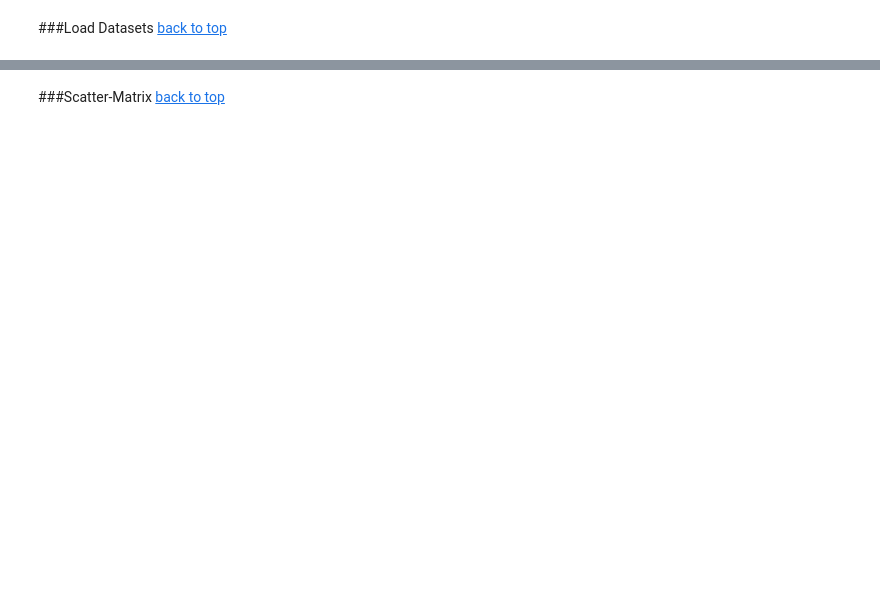
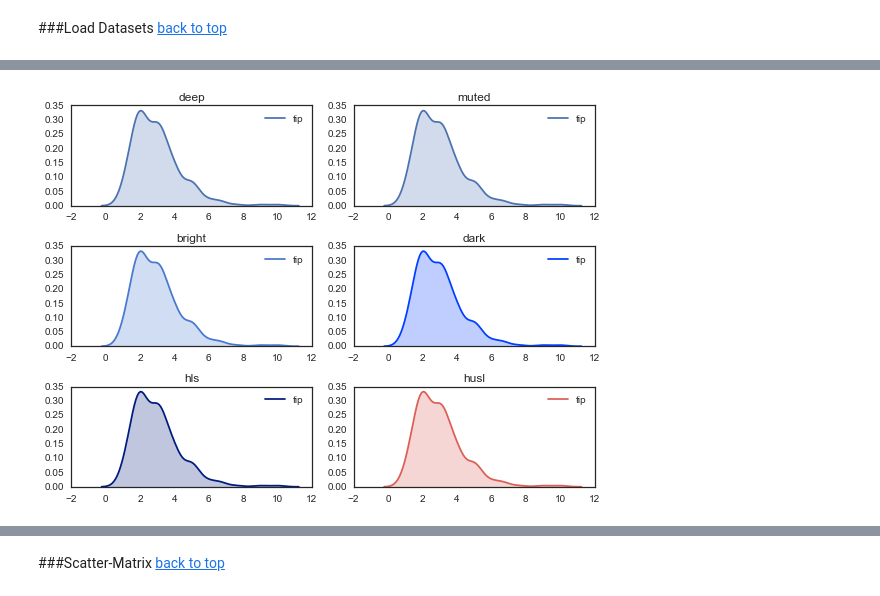
Before and after one commit to jthang/DataScienceLab, a Jupyter notebook: visualization.ipynb, the cells around one changed output, grey strips where cells are left out. Cells and saved outputs as stored; diff of their text form; code cells hidden in the pictures; blank space fills up the shorter version.

```diff
--- a/visualization.ipynb
+++ b/visualization.ipynb
@@ -55,0 +99,39 @@ print titanic.head()
+# %%
+data = tips.tip
+
+fig = plt.figure(figsize=(8, 6))
+sns.set_style("white")
+
+plt.subplot(3, 2, 1)
+sns.set_palette("deep")
+sns.kdeplot(data, shade=True)
+plt.title('deep')
+
+plt.subplot(3, 2, 2)
+sns.set_palette("muted")
+sns.kdeplot(data, shade=True)
+plt.title('muted')
+
+plt.subplot(3, 2, 3)
+sns.set_palette("bright")
+sns.kdeplot(data, shade=True)
+plt.title('bright')
+
+plt.subplot(3, 2, 4)
+sns.set_palette("dark")
+sns.kdeplot(data, shade=True)
+plt.title('dark')
+
+plt.subplot(3, 2, 5)
+sns.set_palette("hls")
+sns.kdeplot(data, shade=True)
+plt.title('hls')
+
+plt.subplot(3, 2, 6)
+sns.set_palette("husl")
+sns.kdeplot(data, shade=True)
+plt.title('husl')
+
+fig.tight_layout();
+# %% [output]
+[figure, added]
```
Also changed, not shown: parts of 23 cells of this notebook.
